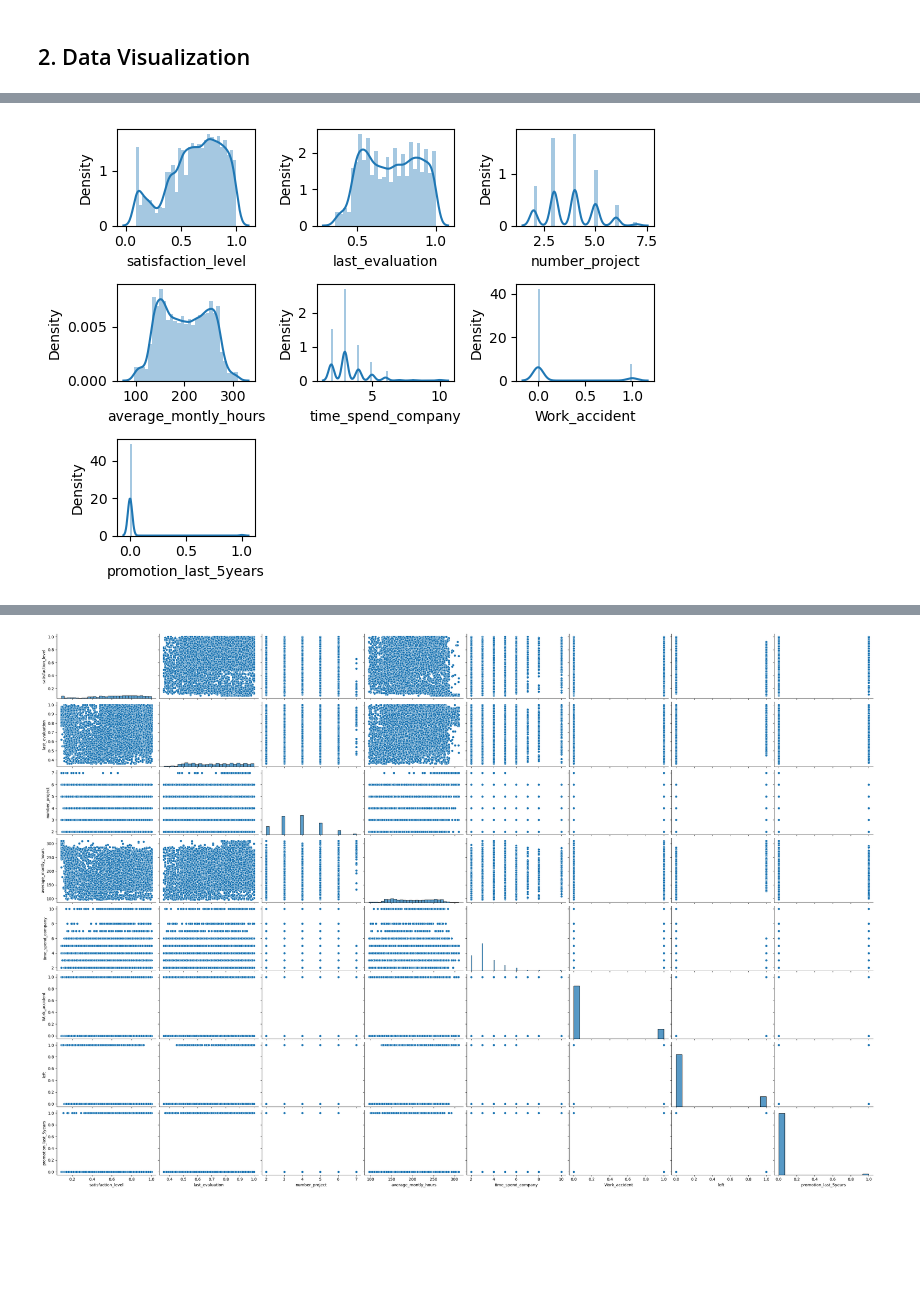
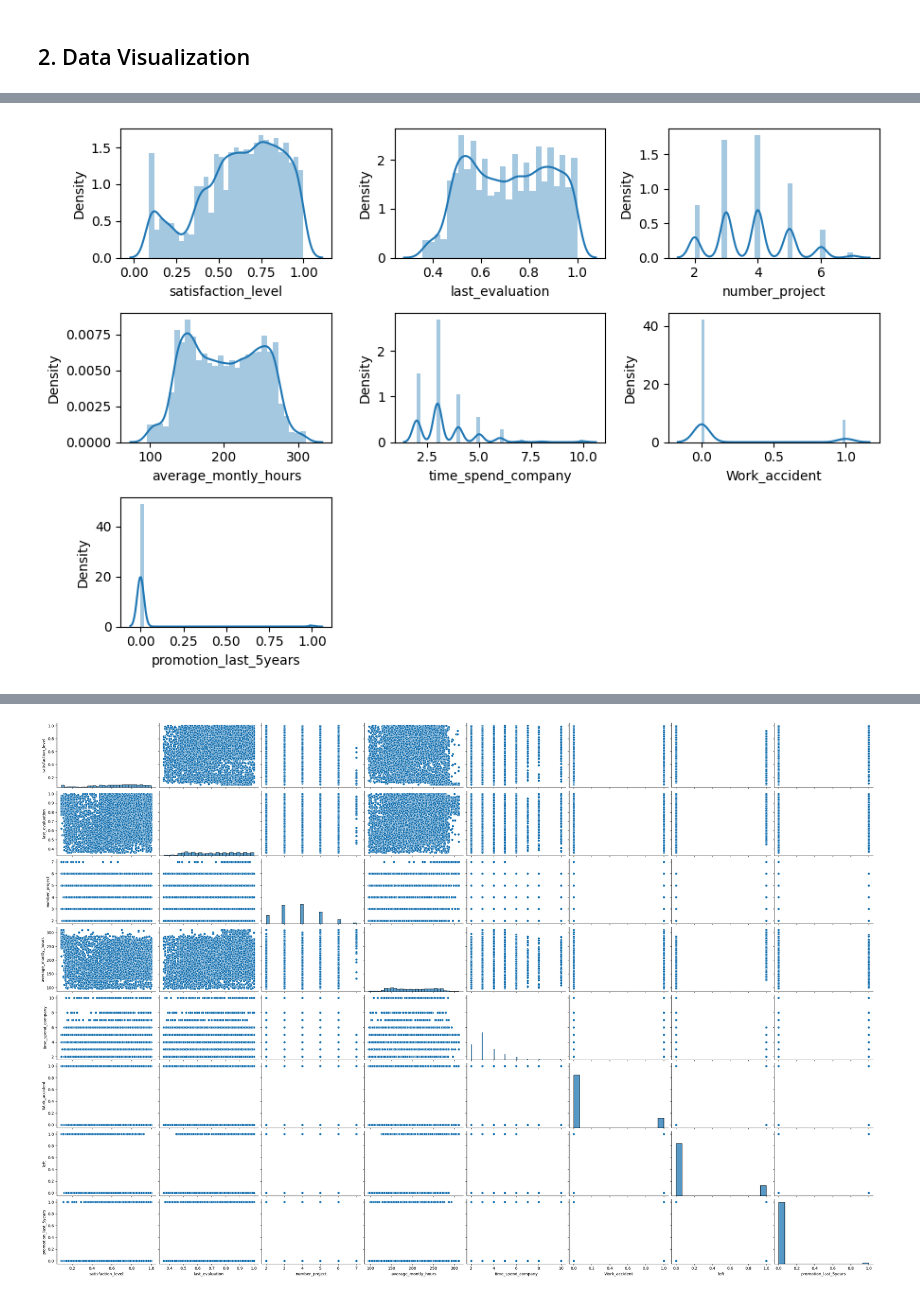
Before and after one commit to sarah-alhajri/Employee-Churn-Analysis-Project-, a Jupyter notebook: Churn Prediction_V5.ipynb, the cells around one changed output, grey strips where cells are left out. Saved outputs shown, nothing was run; the diff lists cells and outputs as text; code cells hidden in the pictures; blank space fills up the shorter version.

Commit message:
crammars v and jaggerd + charts /  Arwa

```diff
--- a/Churn Prediction_V5.ipynb
+++ b/Churn Prediction_V5.ipynb
@@ -119,8 +124,8 @@ Data columns (total 10 columns):
 dtypes: float64(2), int64(6), object(2)
 memory usage: 1.1+ MB
 # %%
-# remove space from column name
-df.rename(columns={'Departments ': 'Departments'}, inplace=True)
+# remove space from column name and to lowercase to match the rest
+df.rename(columns={'Departments ': 'departments'}, inplace=True)
 # %%
 df.describe().T
 # %% [output]
@@ -211,5 +223,6 @@ During the modeling process we will try to improve the performance for class 1 s
 # %%
-non_numerical_columns = df.select_dtypes(exclude='number').columns #columns with non-numerical data types
+#columns with non-numerical data types
+non_numerical_columns = df.select_dtypes(exclude='number').columns
 
 plt.figure(figsize=(18, 15))
 
@@ -218,7 +231,8 @@ for i, column in enumerate(non_numerical_columns):
 
     value_counts = df[column].value_counts()
 
-    plt.pie(value_counts, labels=value_counts.index, autopct='%1.0f%%', startangle=90)
+    plt.pie(value_counts, labels=value_counts.index, autopct='%1.0f%%',
+            startangle=90, colors=sns.color_palette('Paired'))
     plt.title(f'Pie Chart for {column}')
 
 plt.tight_layout()
@@ -228,8 +298,18 @@ plt.show()
+# %%
+# storing numerical without encoded columns
+cols = ['satisfaction_level',
+        'last_evaluation',
+        'number_project',
+        'average_montly_hours',
+        'time_spend_company',
+        'Work_accident',
+        'promotion_last_5years']
 # %%
-for i, column in enumerate(df[['satisfaction_level','last_evaluation','number_project','average_montly_hours' ,'time_spend_company' ,'Work_accident' ,'promotion_last_5years']] , 1):
+plt.figure(figsize=(9, 6))
+for i, column in enumerate(df[cols] , 1):
     plt.subplot(3,3,i)
     sns.distplot(df[column])
     plt.tight_layout()
 # %% [output]
-[figure, old version]
+[figure, new version]
 # %%
```
Also changed, not shown: parts of 49 cells of this notebook.
